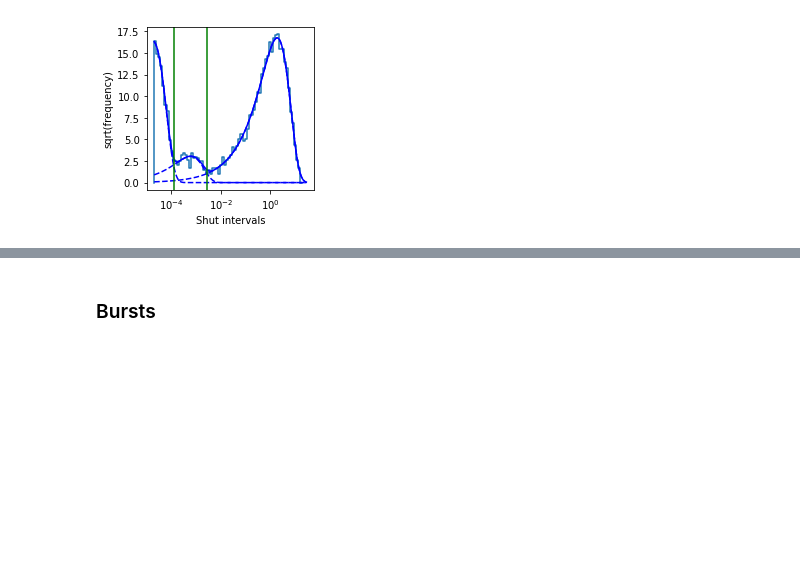
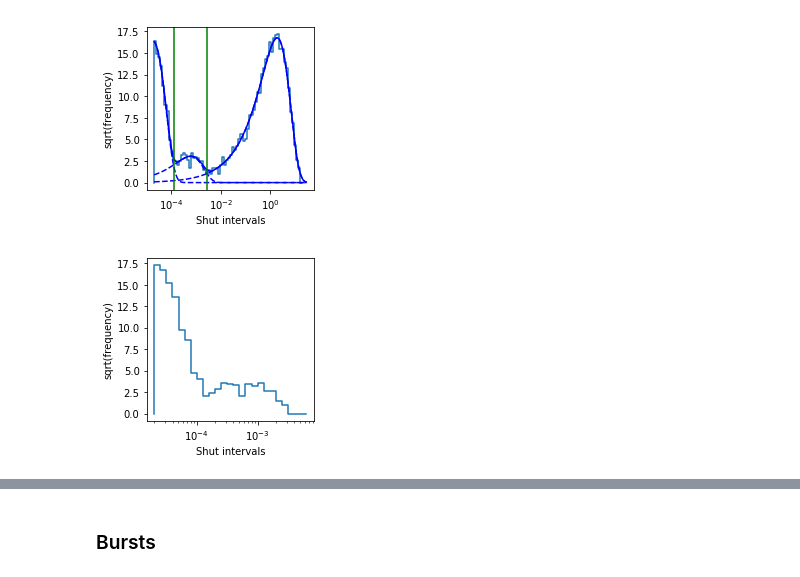
Before and after one commit to remislp/EKDIST, a Jupyter notebook: EKDIST_example.ipynb, the cells around one changed output, grey strips where cells are left out. Drawn from its saved outputs; the diff is of its cells as text; code cells hidden in the pictures; blank space fills up the shorter version.

```diff
--- a/EKDIST_example.ipynb
+++ b/EKDIST_example.ipynb
@@ -152,3 +152,8 @@ fig = ekplot.histogram_xlog_ysqrt_data(shut_periods, rec.tres,
                                        xlabel='Shut intervals')
 # %% [output]
 [figure]
+# %%
+short_shuttings = rec.periods.get_shut_intervals(in_range=[rec.tres, 0.00279])
+fig = ekplot.histogram_xlog_ysqrt_data(short_shuttings, rec.tres, xlabel='Shut intervals')
+# %% [output]
+[figure, added]
```
Also changed, not shown: parts of 4 cells of this notebook, 3 other files.
